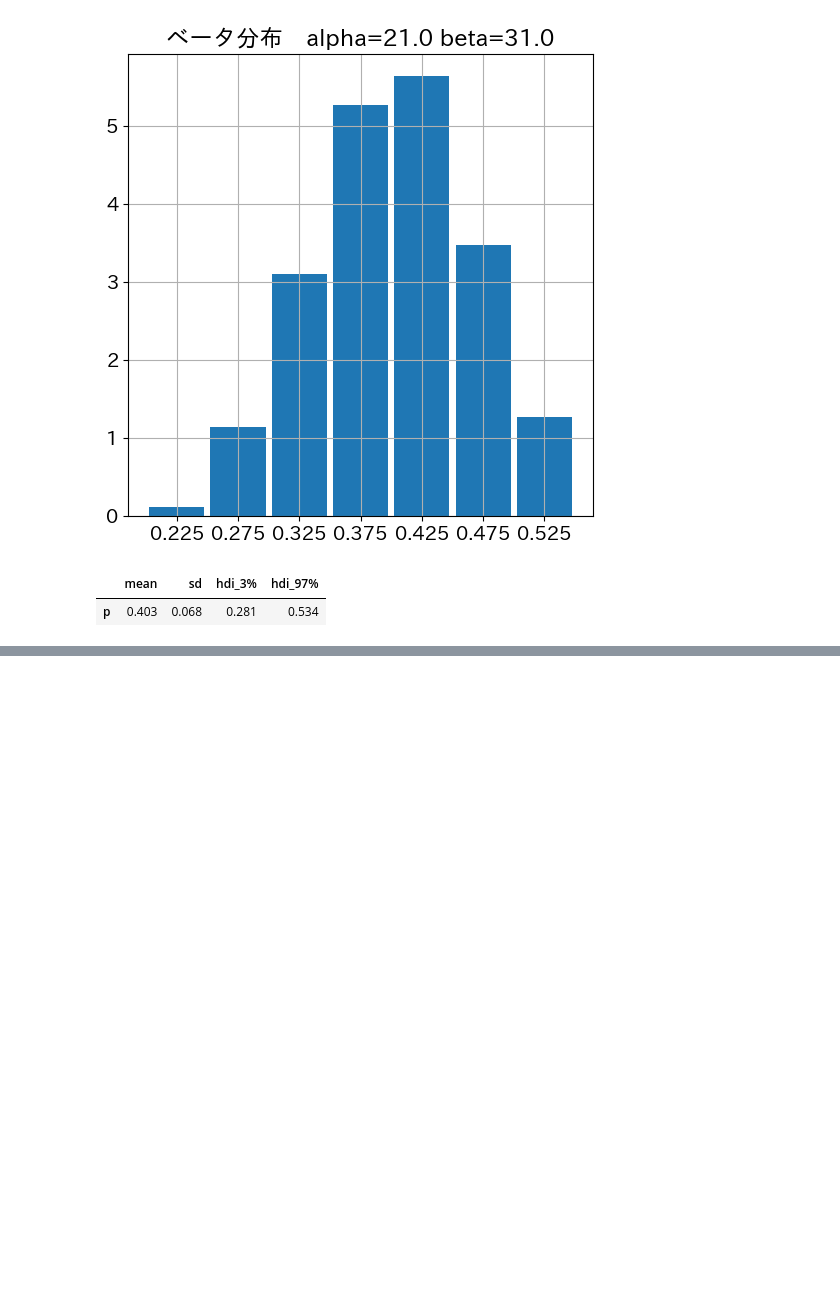
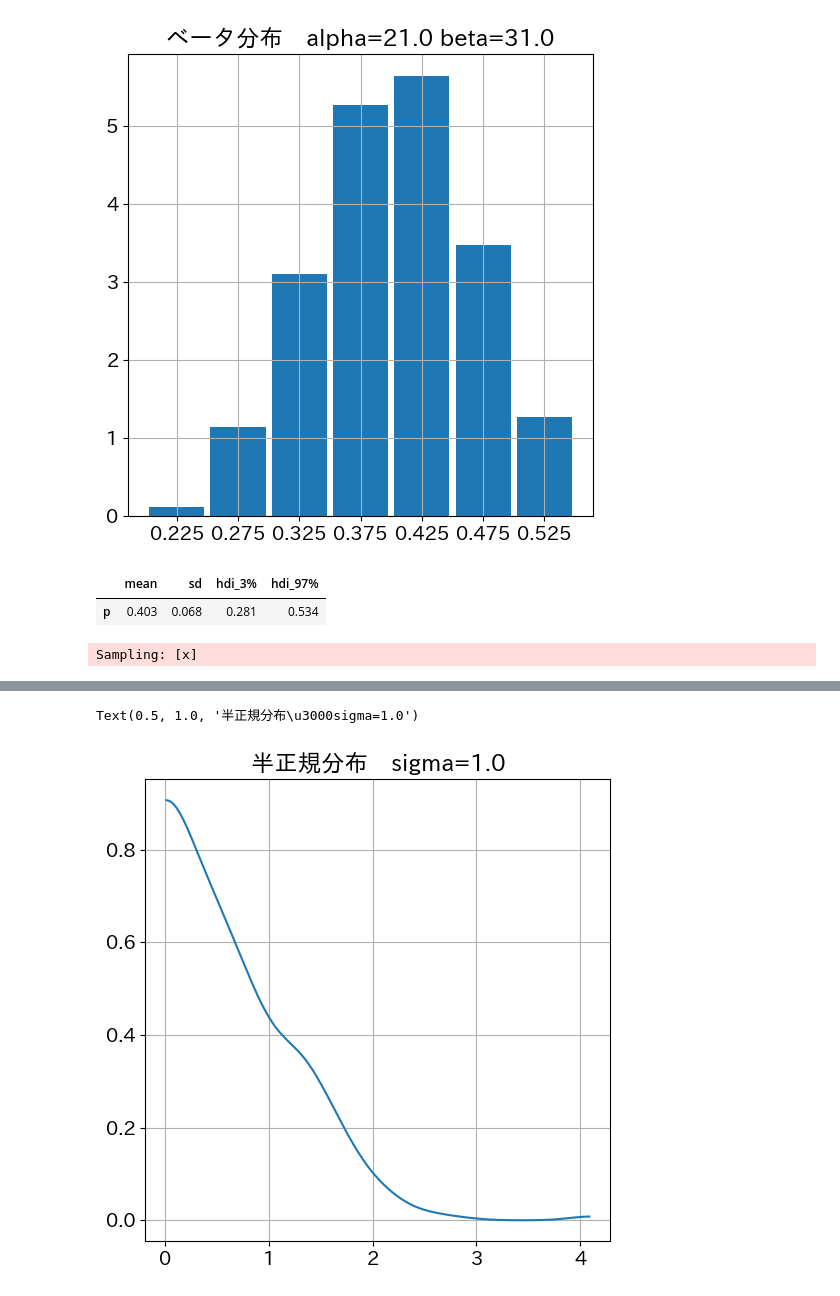
Before and after one commit to maton369/Bayesian_Inference_Practice, a Jupyter notebook: 2章_よく利用される確率分布.ipynb, the cells around one changed output, grey strips where cells are left out. Drawn from its saved outputs; the diff is of its cells as text; code cells hidden in the pictures; blank space fills up the shorter version.

Commit message:
feat: 半正規分布

```diff
--- a/2章_よく利用される確率分布.ipynb
+++ b/2章_よく利用される確率分布.ipynb
@@ -2092,0 +2159,74 @@ display(summary9)
+# %%
+with model10:
+    # サンプリング
+    # sample_prior_predictive は「事前予測サンプリング」を行う関数。
+    #
+    # 一般形では、パラメータ θ に事前分布 p(θ) を置き、
+    # 観測データ x に対して尤度 p(x | θ) を定めると、
+    # 事前予測分布は
+    #
+    #   p(x) = ∫ p(x | θ) p(θ) dθ
+    #
+    # で定義される。
+    #
+    # しかし、この model10 では現時点で「半正規分布に従うパラメータ x」のみが定義されており、
+    # 観測データのモデル（尤度）は導入していない。
+    # そのため、今回の sample_prior_predictive は実質的に
+    #
+    #   x ~ HalfNormal(σ)
+    #
+    # からの事前サンプル { x^(s) } を生成していると解釈できる。
+    # これらのサンプルは InferenceData の 'prior' グループに格納される。
+    prior_samples10 = pm.sample_prior_predictive(random_seed=42)
+
+# サンプル値抽出
+# prior_samples10['prior']['x'] には、
+#
+#   x ~ HalfNormal(σ)
+#
+# に従う事前サンプル列が格納されている。
+# .values で NumPy 配列として取り出すと、
+# 通常は (chains, draws, ...) という形状の配列になる。
+x_samples10 = prior_samples10["prior"]["x"].values
+
+# 桁数が多いので先頭100個だけに限定
+# ここで印字される各値 x^(s) は、
+#
+#   x^(s) >= 0
+#
+# を満たし、元の正規分布 N(0, σ²) の絶対値をとったような分布に従う。
+# HalfNormal(σ=1) の理論的なモーメントは
+#
+#   E[X] = σ * √(2/π)  ≈ 1 * 0.7979 ≈ 0.798
+#   Var(X) = σ² (1 - 2/π) ≈ 1 * (1 - 0.6366) ≈ 0.3634
+#
+# であるため、サンプルの多くは 0 付近から 2 程度までの範囲に集中することが期待される。
+print(x_samples10[:, :100])
+
+# サンプリング結果の可視化
+# az.plot_dist(x_samples10) は、事前サンプル { x^(s) } の経験分布を可視化する。
+#
+# 半正規分布 HalfNormal(σ) は、元の正規 N(0, σ²) を 0 で折り返した分布なので、
+# 密度の形は x >= 0 の側で
+#
+#   f(x | σ) ∝ exp( - x² / (2 σ²) )
+#
+# となり、x=0 に最大値を持ち、x が大きくなるにつれて指数関数的に減衰する。
+#
+# したがって、プロットされる分布は
+#   - x=0 付近で最も高く
+#   - 右に向かってなだらかに下がる
+# という非対称な形をとる（通常の正規分布 N(0,1) の右半分だけを見ているイメージ）。
+#
+# ベイズモデリングでは、このような半正規事前は、
+#   - 標準偏差やスケールパラメータ（必ず 0 以上）の事前
+#   - ノイズの大きさやランダム効果の振幅
+# に対して「0 付近も許容するが、極端に大きな値は抑制したい」というときに好んで使われる。
+ax = az.plot_dist(x_samples10)
+
+# タイトルには σ を明示することで、
+# 「HalfNormal(σ=1) の事前分布から得たサンプルの分布」であることが一目で分かるようにしている。
+# 後で σ を 0.5, 2.0 などに変えた場合の分布との比較にも役立つ。
+ax.set_title(f"半正規分布　sigma={sigma}")
+# %% [output]
+Sampling: [x]
@@ -2092,0 +2242,2 @@ display(summary9)
+Text(0.5, 1.0, '半正規分布\u3000sigma=1.0')
+[figure, added]
```
Also changed, not shown: parts of 6 cells of this notebook.
